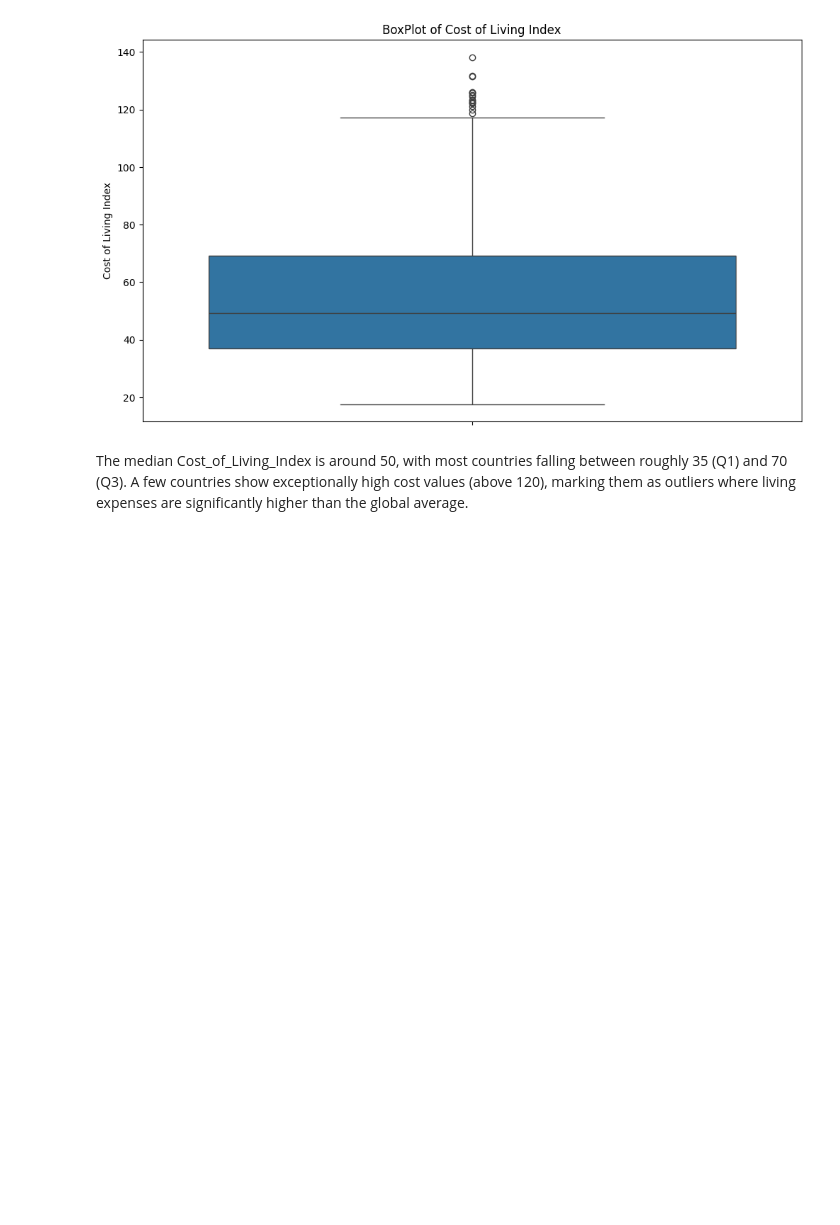
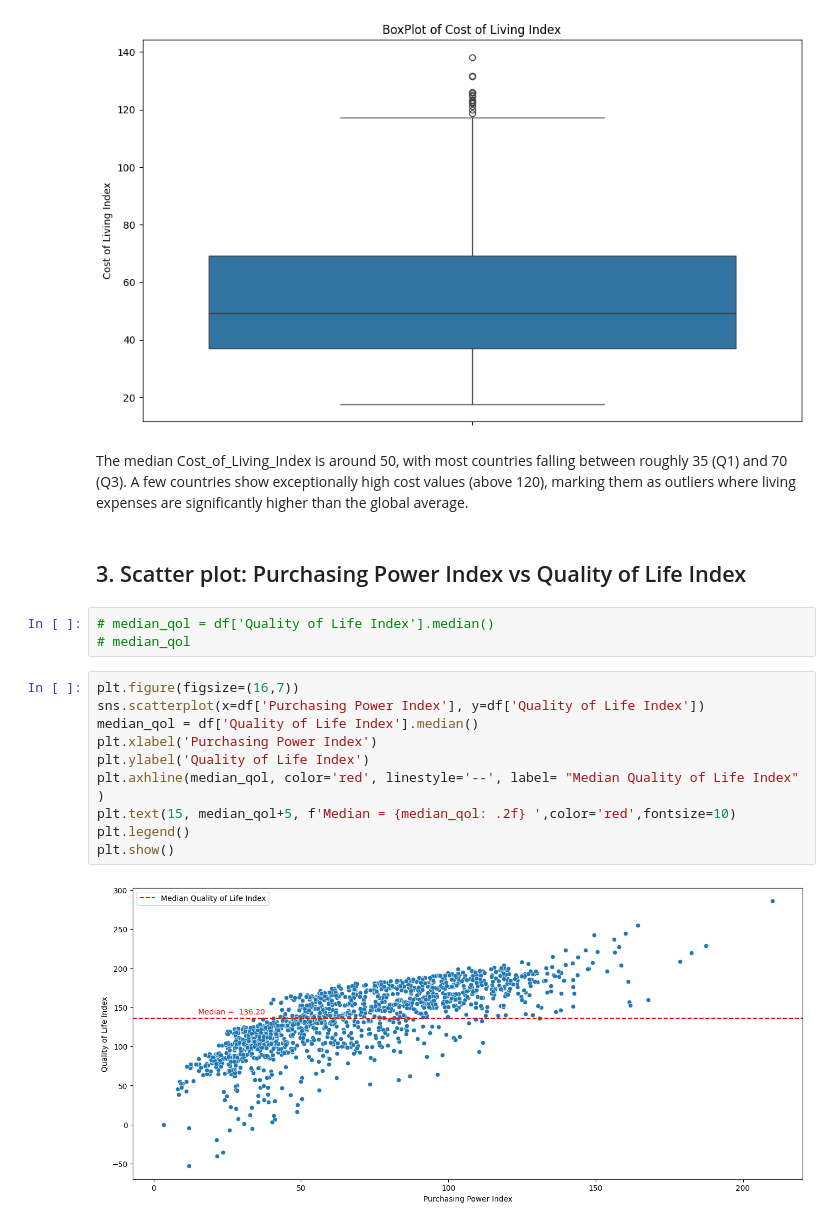
Before and after one commit to akankshakusf/ML_Quality-of-Life-Indices-by-Country, a Jupyter notebook: ml_quality_of_life_indices_by_country.ipynb, the cells around one changed output. Saved outputs shown, nothing was run; the diff lists cells and outputs as text; blank space fills up the shorter version.

```diff
--- a/ml_quality_of_life_indices_by_country.ipynb
+++ b/ml_quality_of_life_indices_by_country.ipynb
@@ -169,3 +169,20 @@ plt.show()
 [figure]
 # %% [markdown]
 The median Cost_of_Living_Index is around 50, with most countries falling between roughly 35 (Q1) and 70 (Q3). A few countries show exceptionally high cost values (above 120), marking them as outliers where living expenses are significantly higher than the global average.
+# %% [markdown]
+## 3. Scatter plot: Purchasing Power Index vs Quality of Life Index
+# %%
+# median_qol = df['Quality of Life Index'].median()
+# median_qol
+# %%
+plt.figure(figsize=(16,7))
+sns.scatterplot(x=df['Purchasing Power Index'], y=df['Quality of Life Index'])
+median_qol = df['Quality of Life Index'].median()
+plt.xlabel('Purchasing Power Index')
+plt.ylabel('Quality of Life Index')
+plt.axhline(median_qol, color='red', linestyle='--', label= "Median Quality of Life Index" )
+plt.text(15, median_qol+5, f'Median = {median_qol: .2f} ',color='red',fontsize=10)
+plt.legend()
+plt.show()
+# %% [output]
+[figure, added]
```
Also changed, not shown: parts of 26 cells of this notebook.
